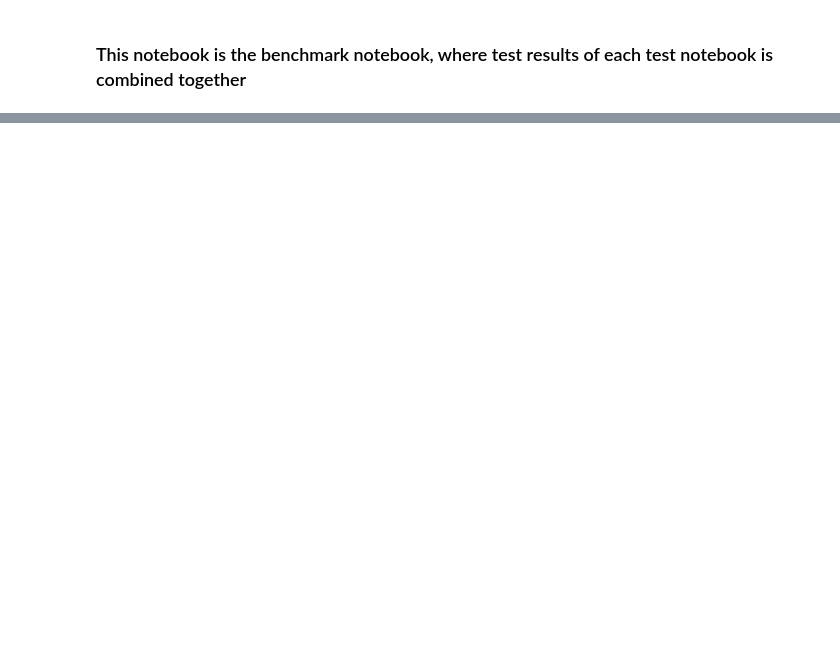
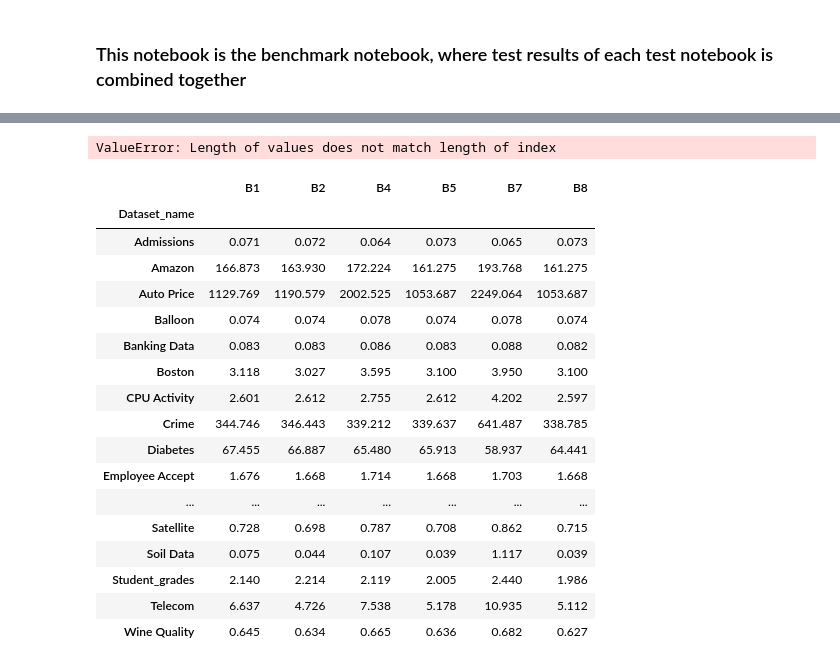
Before and after one commit to koralpc/shapley-bootstrapping, a Jupyter notebook: Notebooks/Benchmarking.ipynb, the cells around one changed output, grey strips where cells are left out. Saved outputs shown, nothing was run; the diff lists cells and outputs as text; code cells hidden in the pictures; blank space fills up the shorter version.

```diff
--- a/Notebooks/Benchmarking.ipynb
+++ b/Notebooks/Benchmarking.ipynb
@@ -300,0 +339,8 @@ g.fig.suptitle('Test-rmse results for dataset: {0} with training via: {1}'.forma
+# %%
+ar = np.array([df[i][0] for i in range(df.shape[0])])
+benchmark_best['New_col'] = ar
+# %% [output]
+ValueError: Length of values does not match length of index
+# %%
+benchmark_best_grouped  = benchmark_best.groupby('Dataset_name')['B1','B2','B4','B5','B7','B8'].min()
+benchmark_best_c1_grouped  = benchmark_best_c1.groupby('Dataset_name')['B4','B7'].min()
@@ -300,0 +351,21 @@ g.fig.suptitle('Test-rmse results for dataset: {0} with training via: {1}'.forma
+# %%
+benchmark_best_grouped
+# %% [output]
+|  | B1 | B2 | B4 | B5 | B7 | B8 |
+| Dataset_name |  |  |  |  |  |  |
+| Admissions | 0.071 | 0.072 | 0.064 | 0.073 | 0.065 | 0.073 |
+| Amazon | 166.873 | 163.930 | 172.224 | 161.275 | 193.768 | 161.275 |
+| Auto Price | 1129.769 | 1190.579 | 2002.525 | 1053.687 | 2249.064 | 1053.687 |
+| Balloon | 0.074 | 0.074 | 0.078 | 0.074 | 0.078 | 0.074 |
+| Banking Data | 0.083 | 0.083 | 0.086 | 0.083 | 0.088 | 0.082 |
+| Boston | 3.118 | 3.027 | 3.595 | 3.100 | 3.950 | 3.100 |
+| CPU Activity | 2.601 | 2.612 | 2.755 | 2.612 | 4.202 | 2.597 |
+| Crime | 344.746 | 346.443 | 339.212 | 339.637 | 641.487 | 338.785 |
+| Diabetes | 67.455 | 66.887 | 65.480 | 65.913 | 58.937 | 64.441 |
+| Employee Accept | 1.676 | 1.668 | 1.714 | 1.668 | 1.703 | 1.668 |
+| ... | ... | ... | ... | ... | ... | ... |
+| Satellite | 0.728 | 0.698 | 0.787 | 0.708 | 0.862 | 0.715 |
+| Soil Data | 0.075 | 0.044 | 0.107 | 0.039 | 1.117 | 0.039 |
+| Student_grades | 2.140 | 2.214 | 2.119 | 2.005 | 2.440 | 1.986 |
+| Telecom | 6.637 | 4.726 | 7.538 | 5.178 | 10.935 | 5.112 |
+| Wine Quality | 0.645 | 0.634 | 0.665 | 0.636 | 0.682 | 0.627 |
```
Also changed, not shown: parts of 23 cells of this notebook, 33 other files.
